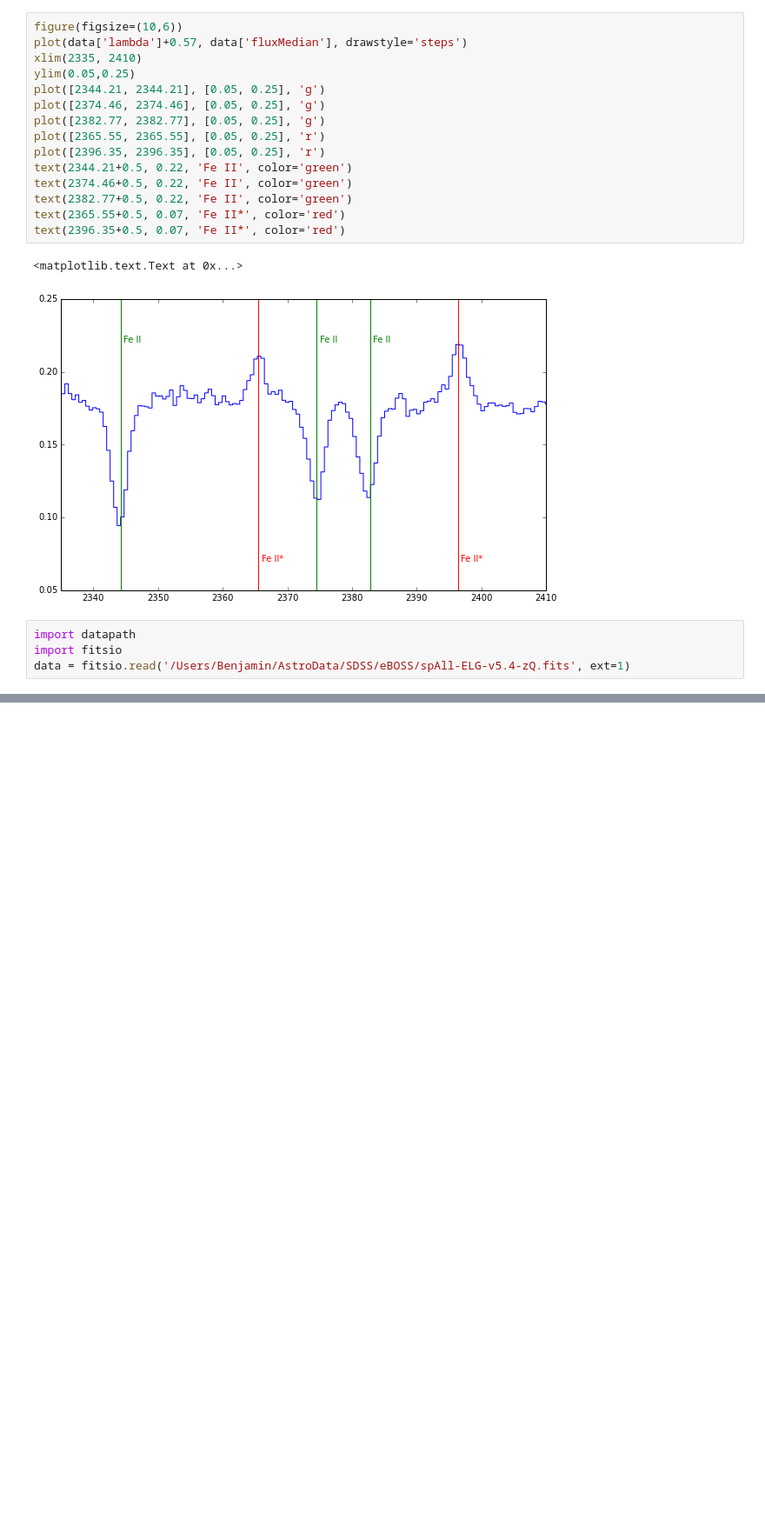
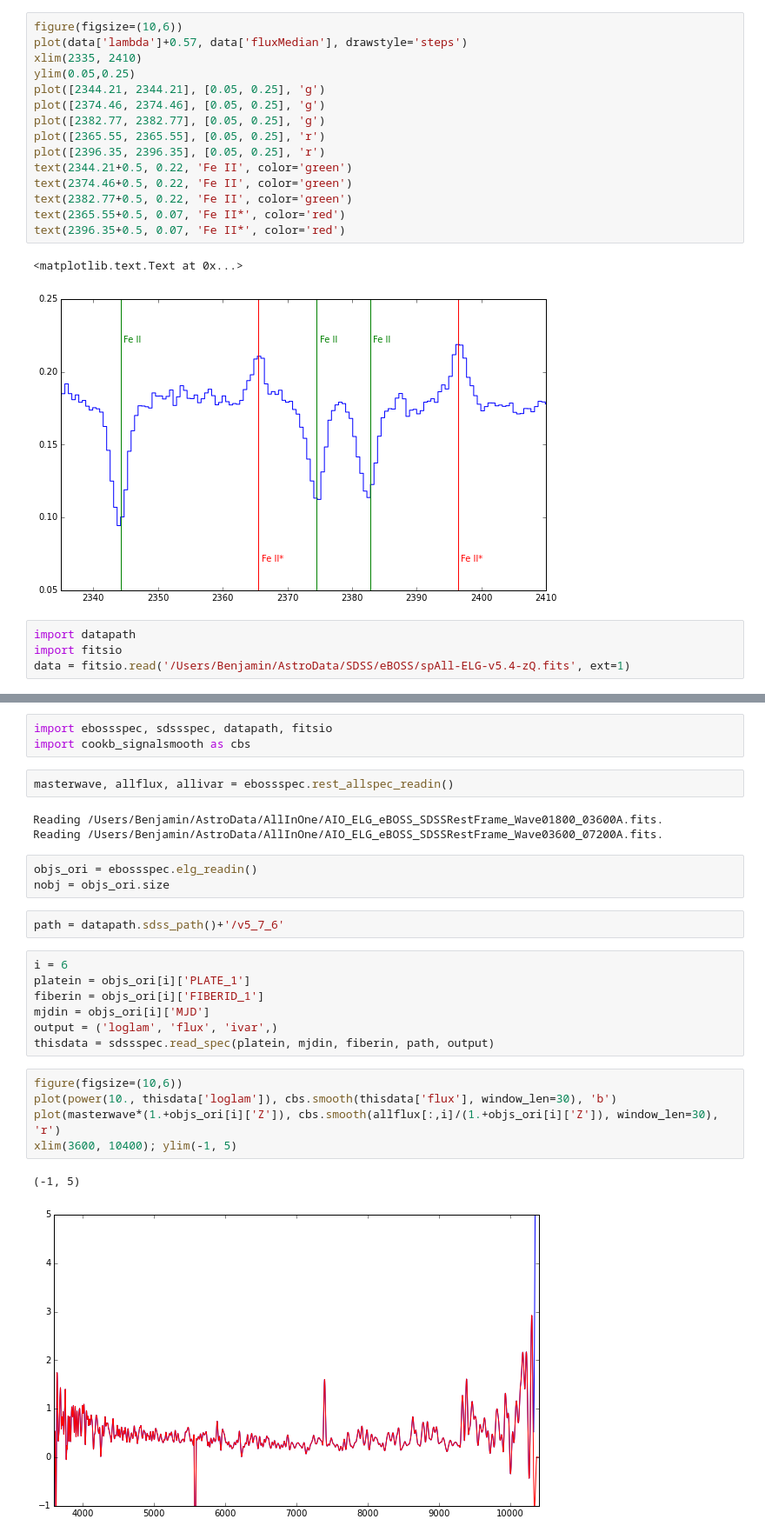
Before and after one commit to guangtunbenzhu/BGT-Cosmology, a Jupyter notebook: Spectroscopy/eBOSStests.ipynb, the cells around one changed output, grey strips where cells are left out. Shown: that part at 87% size. Saved outputs shown, nothing was run; the diff lists cells and outputs as text; blank space fills up the shorter version.

```diff
--- a/Spectroscopy/eBOSStests.ipynb
+++ b/Spectroscopy/eBOSStests.ipynb
@@ -207,0 +220,28 @@ array([8124, 8124, 8124, ..., 8130, 8130, 8130], dtype=int32)
+# %%
+import ebossspec, sdssspec, datapath, fitsio
+import cookb_signalsmooth as cbs
+# %%
+masterwave, allflux, allivar = ebossspec.rest_allspec_readin()
+# %% [output]
+Reading /Users/Benjamin/AstroData/AllInOne/AIO_ELG_eBOSS_SDSSRestFrame_Wave01800_03600A.fits.
+Reading /Users/Benjamin/AstroData/AllInOne/AIO_ELG_eBOSS_SDSSRestFrame_Wave03600_07200A.fits.
+# %%
+objs_ori = ebossspec.elg_readin()
+nobj = objs_ori.size
+# %%
+path = datapath.sdss_path()+'/v5_7_6'
+# %%
+i = 6
+platein = objs_ori[i]['PLATE_1']
+fiberin = objs_ori[i]['FIBERID_1']
+mjdin = objs_ori[i]['MJD']
+output = ('loglam', 'flux', 'ivar',)
+thisdata = sdssspec.read_spec(platein, mjdin, fiberin, path, output)
+# %%
+figure(figsize=(10,6))
+plot(power(10., thisdata['loglam']), cbs.smooth(thisdata['flux'], window_len=30), 'b')
+plot(masterwave*(1.+objs_ori[i]['Z']), cbs.smooth(allflux[:,i]/(1.+objs_ori[i]['Z']), window_len=30), 'r')
+xlim(3600, 10400); ylim(-1, 5)
+# %% [output]
+(-1, 5)
+[figure, added]
```
Also changed, not shown: parts of 33 cells of this notebook, 16 other files.
